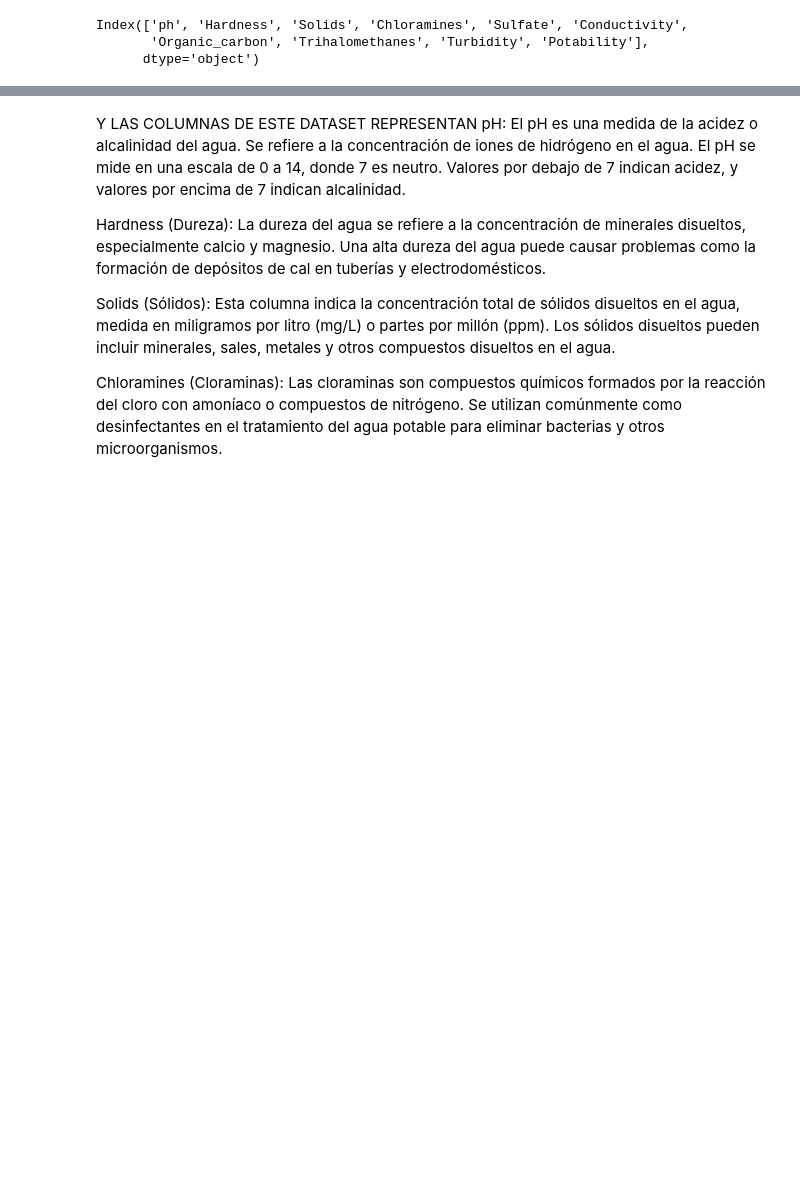
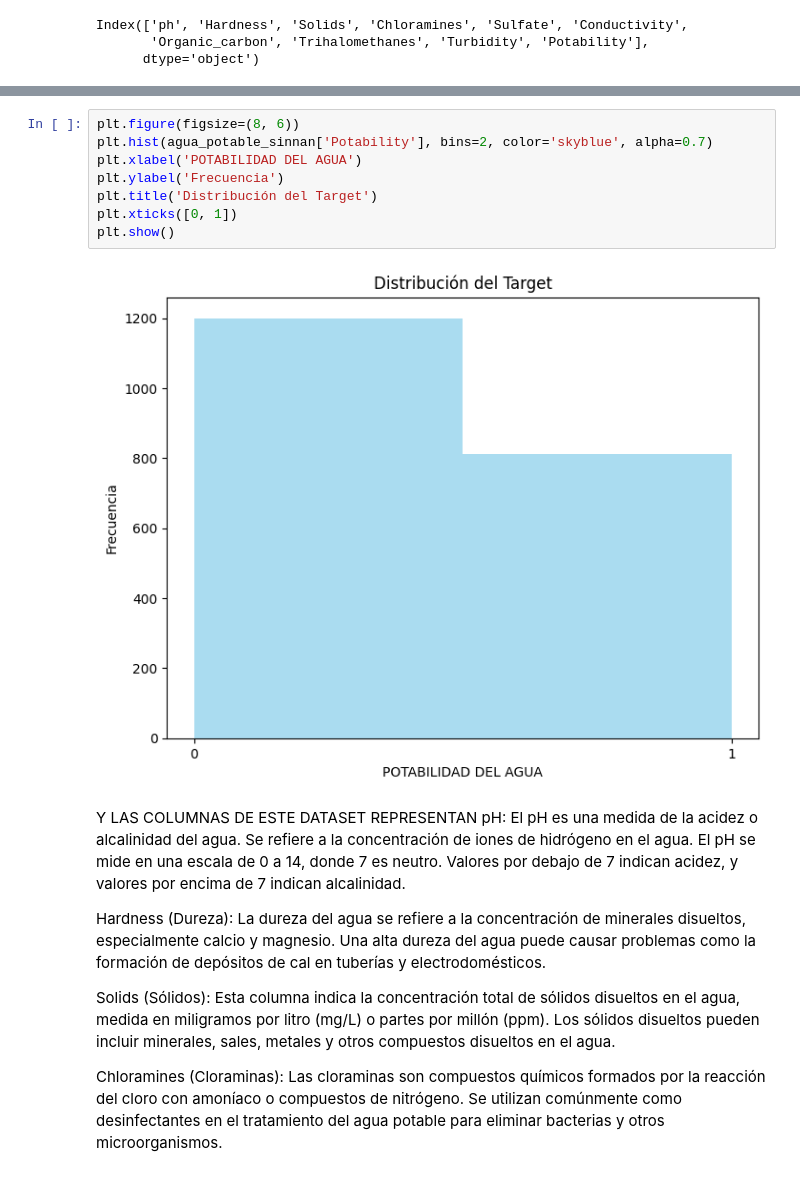
Before and after one commit to cris-jimenez89/MACHINE_LEARNING_CALIDAD_DEL_AGUA, a Jupyter notebook: proyecto_machine/src/notebooks/calidad agua no supervisado.ipynb, the cells around one changed output, grey strips where cells are left out. Saved outputs shown, nothing was run; the diff lists cells and outputs as text; blank space fills up the shorter version.

```diff
--- a/proyecto_machine/src/notebooks/calidad agua no supervisado.ipynb
+++ b/proyecto_machine/src/notebooks/calidad agua no supervisado.ipynb
@@ -305,3 +326,13 @@ Index(['ph', 'Hardness', 'Solids', 'Chloramines', 'Sulfate', 'Conductivity',
+# %%
+plt.figure(figsize=(8, 6))
+plt.hist(agua_potable_sinnan['Potability'], bins=2, color='skyblue', alpha=0.7)
+plt.xlabel('POTABILIDAD DEL AGUA')
+plt.ylabel('Frecuencia')
+plt.title('Distribución del Target')
+plt.xticks([0, 1])
+plt.show()
+# %% [output]
+[figure, added]
 # %% [markdown]
 Y LAS COLUMNAS DE ESTE DATASET REPRESENTAN
 pH: El pH es una medida de la acidez o alcalinidad del agua. Se refiere a la concentración de iones de hidrógeno en el agua. El pH se mide en una escala de 0 a 14, donde 7 es neutro. Valores por debajo de 7 indican acidez, y valores por encima de 7 indican alcalinidad.
```
Also changed, not shown: parts of 2 cells of this notebook, 5 other files.
